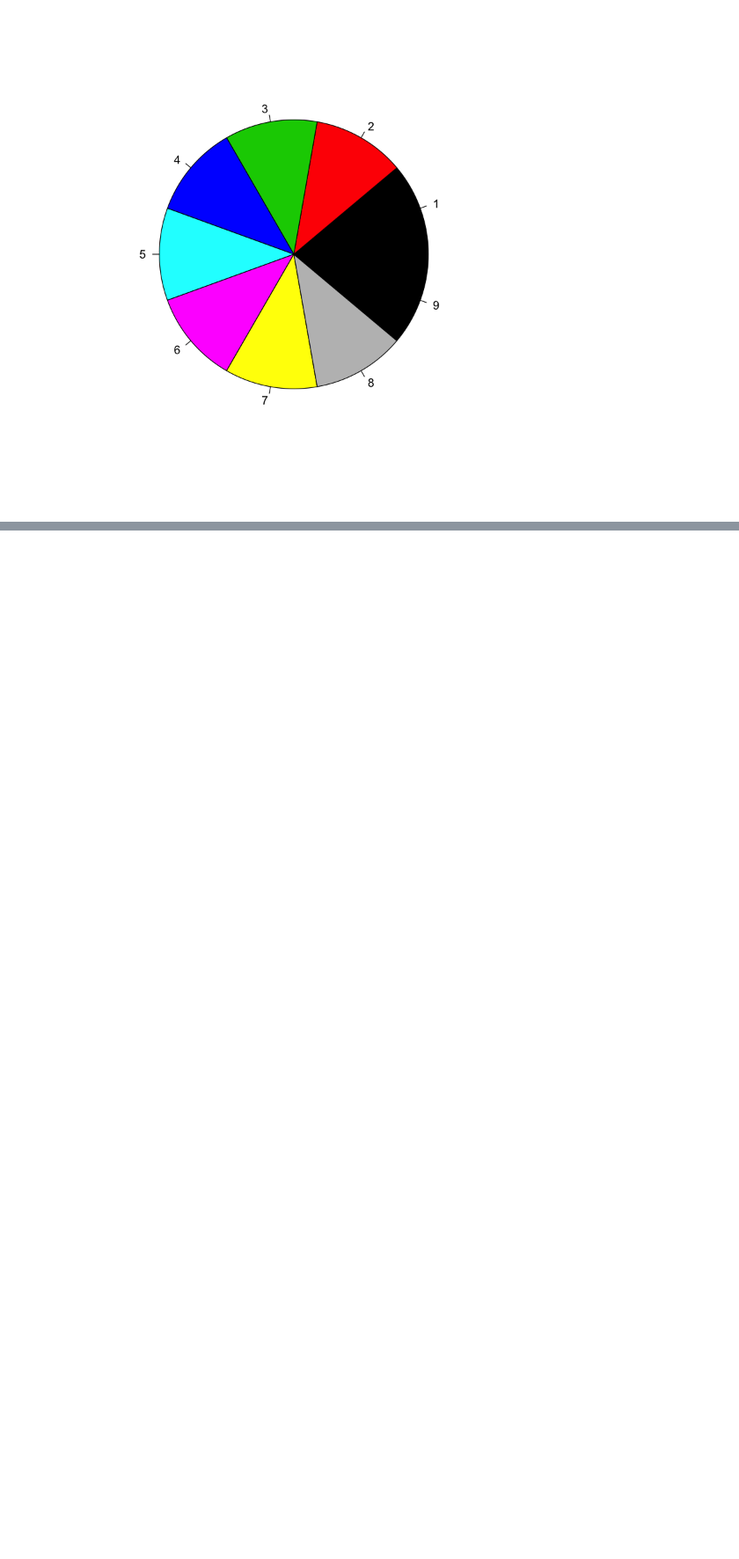
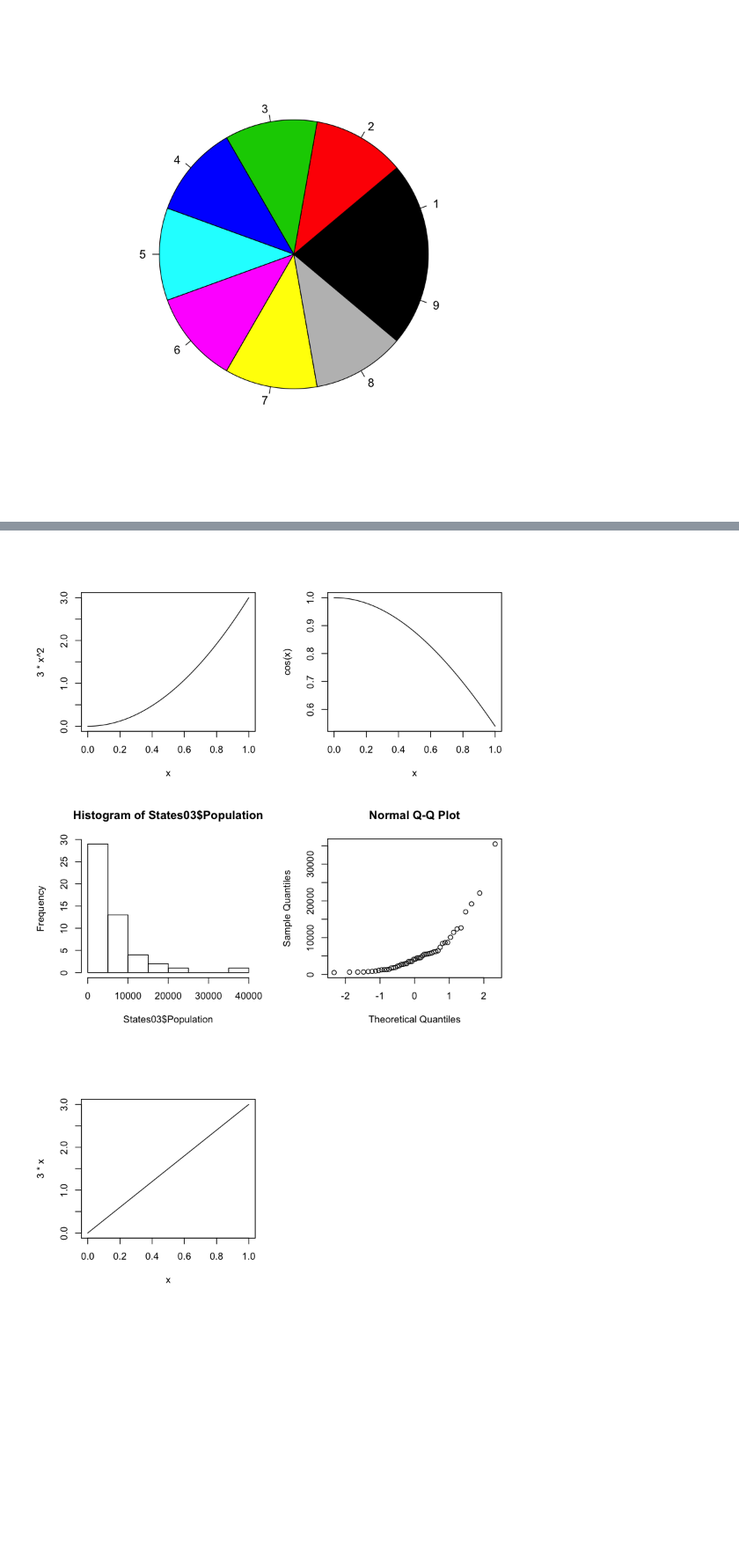
Before and after one commit to sushmit86/Mathematical_statistics, a Jupyter notebook: Plots.ipynb, the cells around one changed output, grey strips where cells are left out. Shown at 88% size. Saved outputs shown, nothing was run; the diff lists cells and outputs as text; code cells hidden in the pictures; blank space fills up the shorter version.

```diff
--- a/Plots.ipynb
+++ b/Plots.ipynb
@@ -36,0 +65,11 @@ pie(rep(1, 9), col = 1:9)
+# %%
+par(mfrow = c(2, 2))
+curve(3*x^2)
+curve(cos(x))
+hist(States03$Population)
+qqnorm(States03$Population)
+curve(3*x)
+qqline(States03$Population)
+# %% [output]
+[figure, added]
+[figure, added]
```
Also changed, not shown: parts of 3 cells of this notebook, 2 other files.
